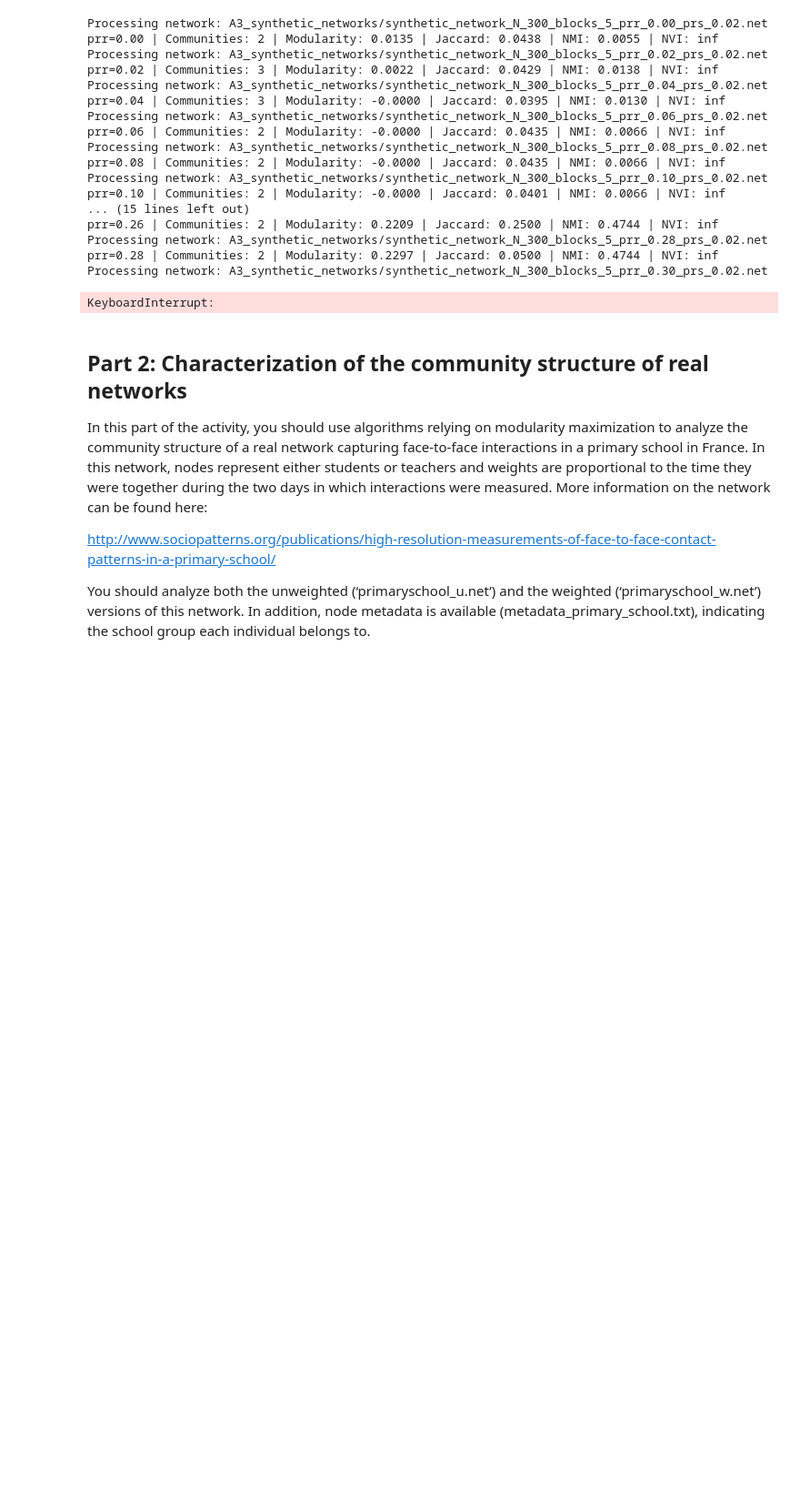
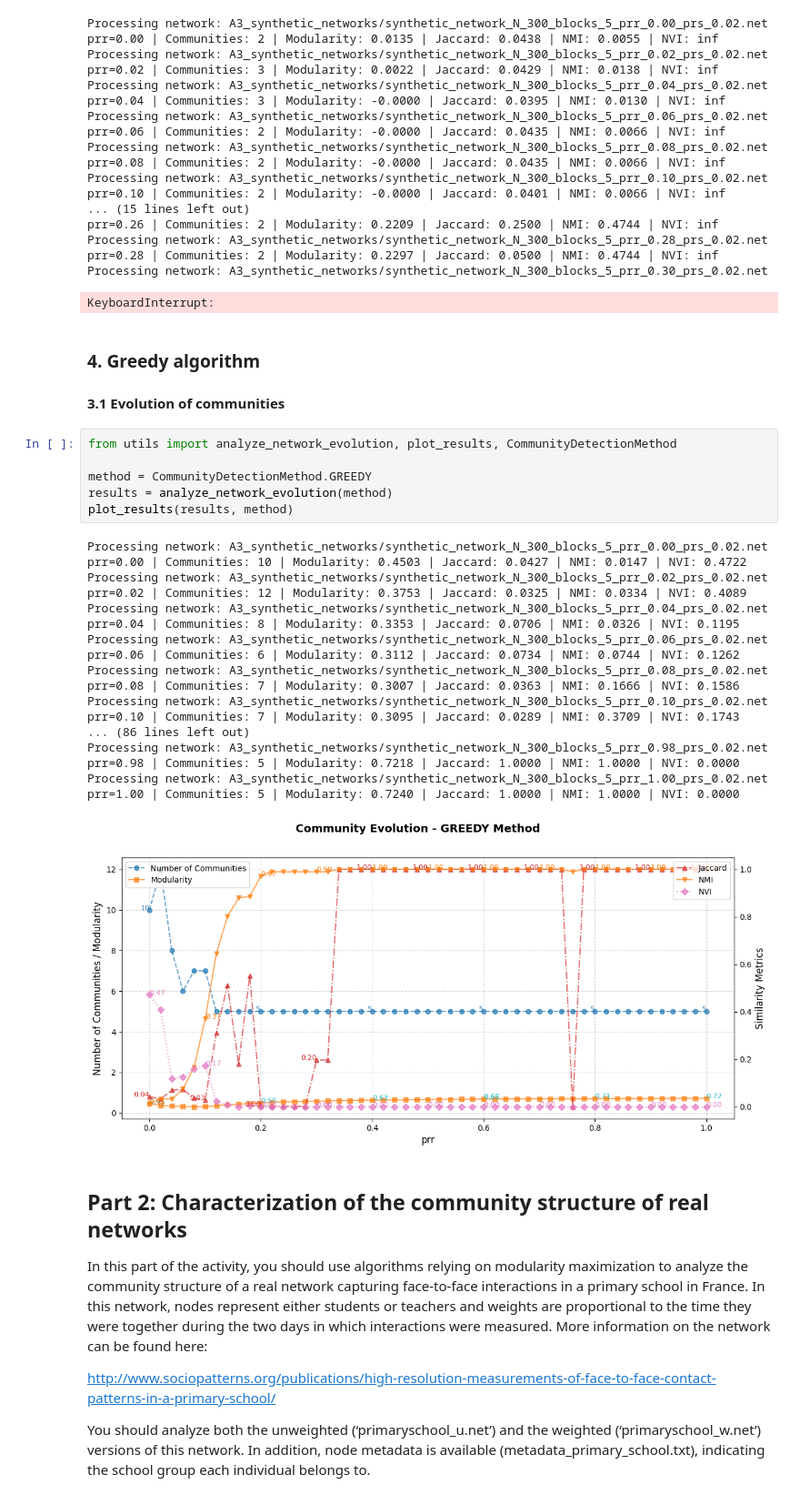
Before and after one commit to imiguelrodriguez/A2_ComplexNetworks, a Jupyter notebook: community_detection.ipynb, the cells around one changed output. Shown at 91% size. Cells and saved outputs as stored; diff of their text form; blank space fills up the shorter version.

```diff
--- a/community_detection.ipynb
+++ b/community_detection.ipynb
@@ -140,6 +142,35 @@ Processing network: A3_synthetic_networks/synthetic_network_N_300_blocks_5_prr_0
 prr=0.28 | Communities: 2 | Modularity: 0.2297 | Jaccard: 0.0500 | NMI: 0.4744 | NVI: inf
 Processing network: A3_synthetic_networks/synthetic_network_N_300_blocks_5_prr_0.30_prs_0.02.net
 KeyboardInterrupt:
+# %% [markdown]
+### 4. Greedy algorithm
+
+#### 3.1 Evolution of communities
+# %%
+from utils import analyze_network_evolution, plot_results, CommunityDetectionMethod
+
+method = CommunityDetectionMethod.GREEDY
+results = analyze_network_evolution(method)
+plot_results(results, method)
+# %% [output]
+Processing network: A3_synthetic_networks/synthetic_network_N_300_blocks_5_prr_0.00_prs_0.02.net
+prr=0.00 | Communities: 10 | Modularity: 0.4503 | Jaccard: 0.0427 | NMI: 0.0147 | NVI: 0.4722
+Processing network: A3_synthetic_networks/synthetic_network_N_300_blocks_5_prr_0.02_prs_0.02.net
+prr=0.02 | Communities: 12 | Modularity: 0.3753 | Jaccard: 0.0325 | NMI: 0.0334 | NVI: 0.4089
+Processing network: A3_synthetic_networks/synthetic_network_N_300_blocks_5_prr_0.04_prs_0.02.net
+prr=0.04 | Communities: 8 | Modularity: 0.3353 | Jaccard: 0.0706 | NMI: 0.0326 | NVI: 0.1195
+Processing network: A3_synthetic_networks/synthetic_network_N_300_blocks_5_prr_0.06_prs_0.02.net
+prr=0.06 | Communities: 6 | Modularity: 0.3112 | Jaccard: 0.0734 | NMI: 0.0744 | NVI: 0.1262
+Processing network: A3_synthetic_networks/synthetic_network_N_300_blocks_5_prr_0.08_prs_0.02.net
+prr=0.08 | Communities: 7 | Modularity: 0.3007 | Jaccard: 0.0363 | NMI: 0.1666 | NVI: 0.1586
+Processing network: A3_synthetic_networks/synthetic_network_N_300_blocks_5_prr_0.10_prs_0.02.net
+prr=0.10 | Communities: 7 | Modularity: 0.3095 | Jaccard: 0.0289 | NMI: 0.3709 | NVI: 0.1743
+... (86 lines left out)
+Processing network: A3_synthetic_networks/synthetic_network_N_300_blocks_5_prr_0.98_prs_0.02.net
+prr=0.98 | Communities: 5 | Modularity: 0.7218 | Jaccard: 1.0000 | NMI: 1.0000 | NVI: 0.0000
+Processing network: A3_synthetic_networks/synthetic_network_N_300_blocks_5_prr_1.00_prs_0.02.net
+prr=1.00 | Communities: 5 | Modularity: 0.7240 | Jaccard: 1.0000 | NMI: 1.0000 | NVI: 0.0000
+[figure, added]
 # %% [markdown]
 ## Part 2: Characterization of the community structure of real networks
 
```
Also changed, not shown: parts of 10 cells of this notebook, 1 other file.
